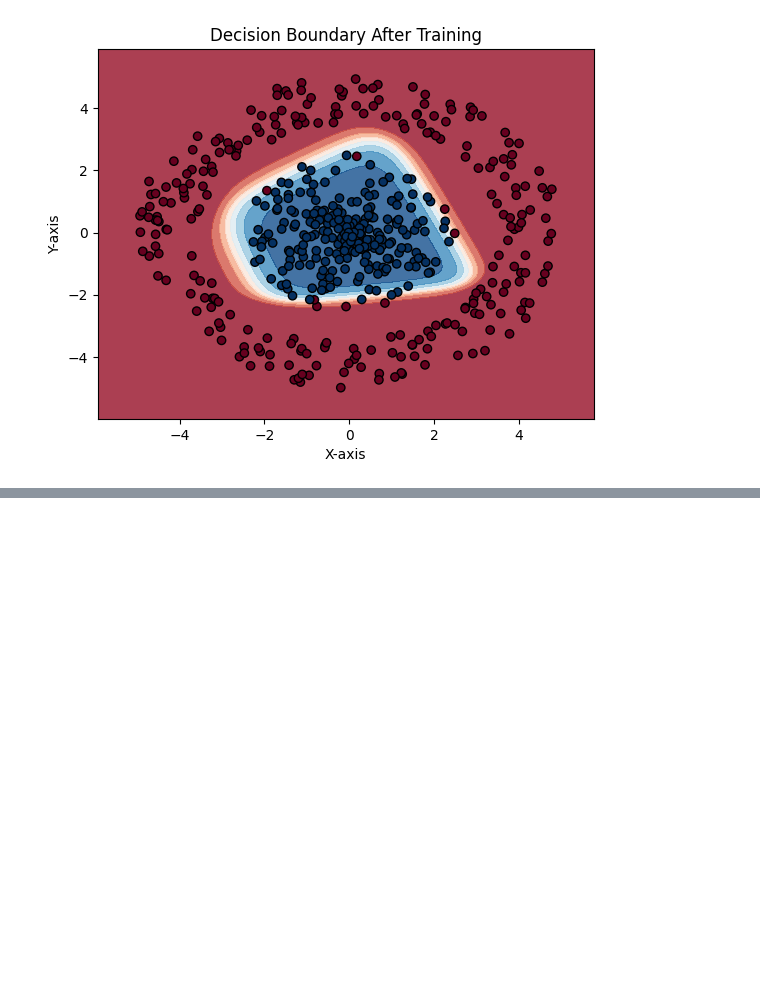
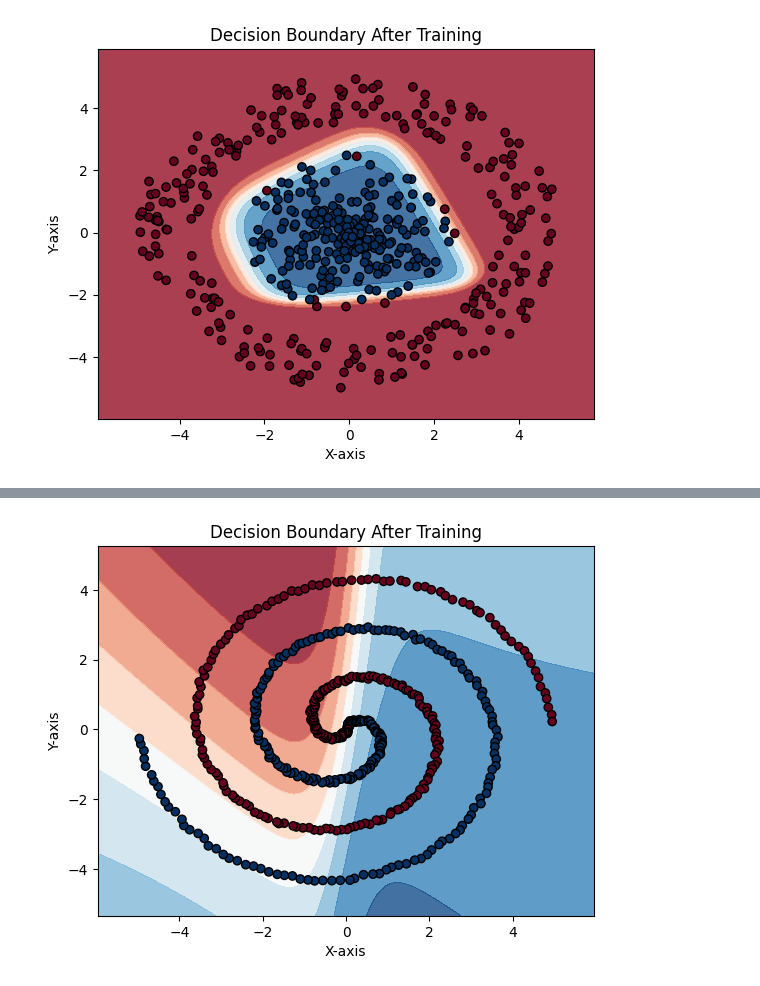
Before and after one commit to souparnomajumder/deep-net-microframework, a Jupyter notebook: playground.ipynb, the cells around one changed output, grey strips where cells are left out. Drawn from its saved outputs; the diff is of its cells as text; code cells hidden in the pictures; blank space fills up the shorter version.

```diff
--- a/playground.ipynb
+++ b/playground.ipynb
@@ -444,0 +536,72 @@ plot_decision_boundary_after_training(network_circular, circular_data)
+# %%
+import numpy as np
+import matplotlib.pyplot as plt
+
+def classify_spiral_data(num_samples, noise):
+    points = []
+    n = num_samples // 2
+
+    def gen_spiral(delta_t, label):
+        for i in range(n):
+            r = i / n * 5
+            t = 1.75 * i / n * 2 * np.pi + delta_t
+            x = r * np.sin(t) + np.random.uniform(-1, 1) * noise
+            y = r * np.cos(t) + np.random.uniform(-1, 1) * noise
+            points.append({'x': x, 'y': y, 'label': label})
+
+    gen_spiral(0, 1)  # Positive examples.
+    gen_spiral(np.pi, -1)  # Negative examples.
+
+    return points
+
+def train_on_spiral_data(network, spiral_data, num_epochs, learning_rate, regularization_rate, error_func):
+    inputs = np.array([[point['x'], point['y']] for point in spiral_data])
+    targets = np.array([point['label'] for point in spiral_data])
+
+    for epoch in range(num_epochs):
+        for i in range(len(inputs)):
+            input_data = inputs[i]
+            target = targets[i]
+            forward_prop(network, input_data)
+            back_prop(network, target, error_func)
+            update_weights(network, learning_rate, regularization_rate)
+
+def plot_decision_boundary_after_training(network, spiral_data):
+    h = 0.1
+    x_min, x_max = min([point['x'] for point in spiral_data]) - 1, max([point['x'] for point in spiral_data]) + 1
+    y_min, y_max = min([point['y'] for point in spiral_data]) - 1, max([point['y'] for point in spiral_data]) + 1
+    xx, yy = np.meshgrid(np.arange(x_min, x_max, h), np.arange(y_min, y_max, h))
+
+    Z = np.array([forward_prop(network, np.array([x, y])) for x, y in zip(xx.ravel(), yy.ravel())])
+    Z = Z.reshape(xx.shape)
+
+    plt.contourf(xx, yy, Z, cmap=plt.cm.RdBu, alpha=0.8)
+    plt.scatter([point['x'] for point in spiral_data], [point['y'] for point in spiral_data], c=[point['label'] for point in spiral_data], cmap=plt.cm.RdBu, edgecolors='k')
+    plt.title('Decision Boundary After Training')
+    plt.xlabel('X-axis')
+    plt.ylabel('Y-axis')
+    plt.show()
+
+# Example usage
+spiral_data = classify_spiral_data(500, 0.05)
+
+# Create and initialize the neural network
+network_shape_spiral = [2, 5, 5, 5, 1]
+input_ids_spiral = ['input1', 'input2']
+activation = Activations.TANH
+output_activation = Activations.TANH
+regularization = RegularizationFunctions.L2
+network_spiral = build_network(network_shape_spiral, activation, output_activation, regularization, input_ids_spiral)
+
+# Train the network on the spiral dataset
+num_epochs_spiral = 10000
+learning_rate_spiral = 0.1
+regularization_rate_spiral = 0.001
+error_func_spiral = Errors.SQUARE
+
+train_on_spiral_data(network_spiral, spiral_data, num_epochs_spiral, learning_rate_spiral, regularization_rate_spiral, error_func_spiral)
+
+# Plot the decision boundary after training
+plot_decision_boundary_after_training(network_spiral, spiral_data)
+# %% [output]
+[figure, added]
```
Also changed, not shown: parts of 1 cell of this notebook.
